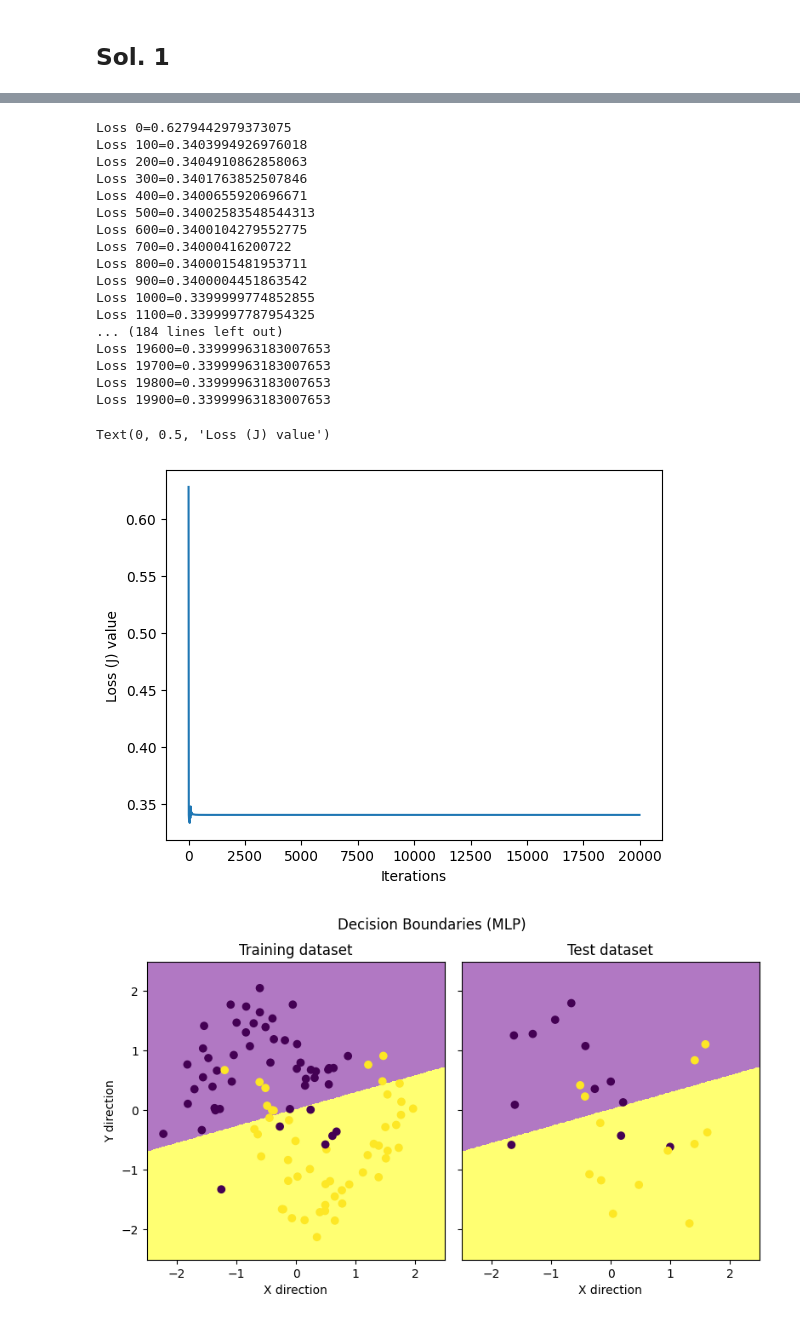
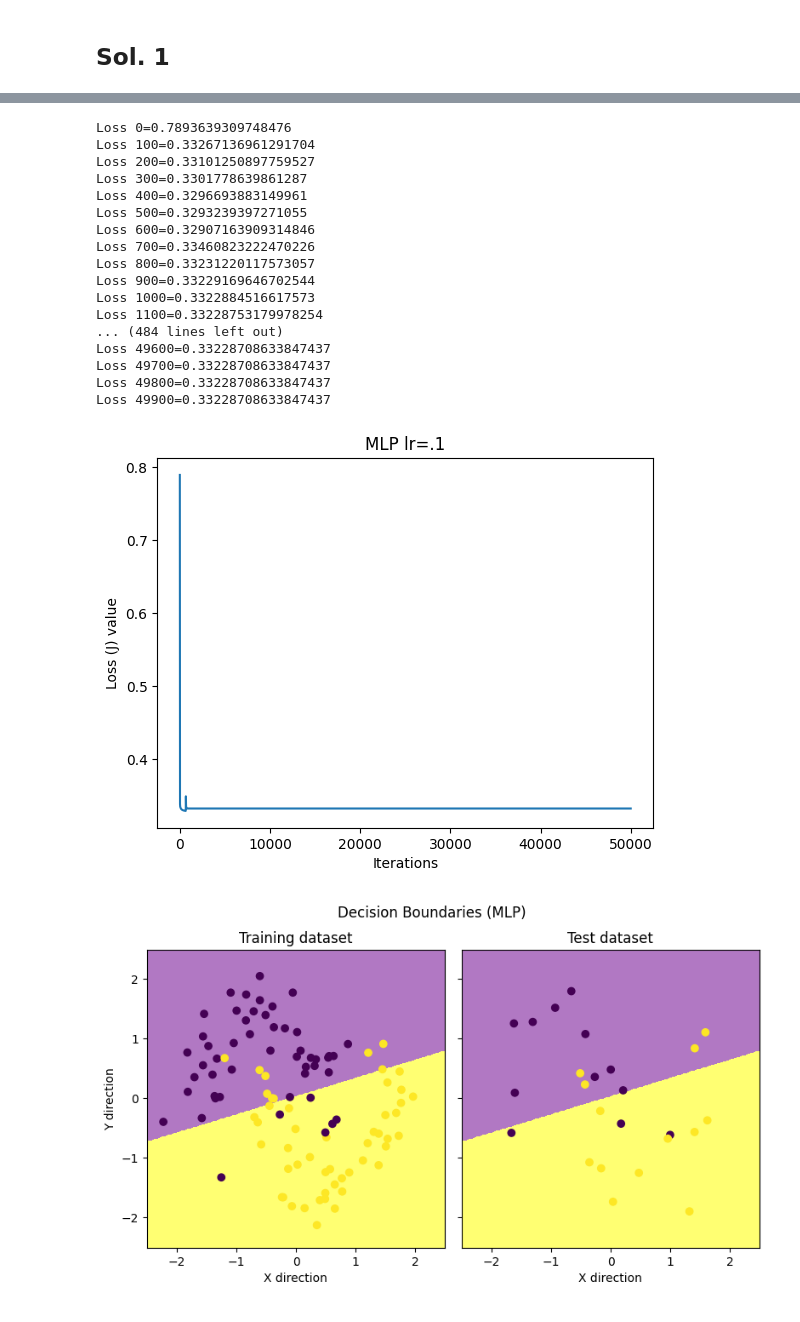
Before and after one commit to LucaFranceschi01/DL-2024, a Jupyter notebook: p1-intro/P1-Questions_Answers.ipynb, the cells around one changed output, grey strips where cells are left out. Cells and saved outputs as stored; diff of their text form; code cells hidden in the pictures.

```diff
--- a/p1-intro/P1-Questions_Answers.ipynb
+++ b/p1-intro/P1-Questions_Answers.ipynb
@@ -24,8 +24,8 @@ import torch
 # %% [markdown]
 # Useful Hyperparameters
 # %%
-hyp_lr = 0.1
-hyp_epochs = 20000
+hyp_lr = 0.05
+hyp_epochs = 50000
 # %% [markdown]
 # Ex. 1
 # %%
@@ -136,7 +141,7 @@ class MLP(object):
 
     def loss(self, yHat, y):
         #Compute loss for given X, y, use weights already stored in class.
-        J = np.mean(-y * np.log(yHat) - (1-y)*np.log(1-yHat))
+        J = -np.mean(y*np.log(yHat) + (1-y)*np.log(1-yHat))
         return J
 
     # Derivative of parameters
@@ -148,24 +153,3 @@ class MLP(object):
         delta2 = np.dot(delta3, self.W2.T) * self.sigmoidPrime(self.z2)
         dJdW1 = np.dot(X.T, delta2)
         return dJdW1,dJdW2
-
-# Function to train a neural network (NN)
-def train(NN:MLP, X, y, epoch = 10000, lr = .1):
-    list_loss = []
-
-    for i in range(epoch):
-        #Compute derivative with respect to W and W2 for a given X and y:
-        yHat = NN.forward(X)
-
-        gradW1,gradW2 = NN.backward(X, yHat, y)
-        #now update the weight using gradient descent
-        NN.W1 -= gradW1 * lr
-        NN.W2 -= gradW2 * lr
-
-        if i%10 == 0 :
-            loss = NN.loss(yHat, y)
-            if i%100 == 0:
-                print('Loss {}={}'.format(i, loss))
-            list_loss.append(loss)
-
-    return list_loss
@@ -182,34 +185,35 @@ def accuracy(y, yHat):
 # %%
 # Instantiate an MLP NN
 mlp = MLP()
 
 #4. Train the MLP, visualize decision boundary in 2D, and plot loss at each iteration
-list_loss = train(mlp, train_df[["X", "Y"]], np.array([train_df.C]).reshape(100, 1), epoch=hyp_epochs, lr = hyp_lr)
+list_loss = train(mlp, train_df[["X", "Y"]], train_labels, epoch=hyp_epochs, lr=hyp_lr)
 
 # arange used for better visualization of iterations
 plt.plot(10 * np.arange(len(list_loss)), list_loss)
+plt.title('MLP lr=.1')
 plt.xlabel('Iterations')
 plt.ylabel('Loss (J) value')
+plt.show()
 # %% [output]
-Loss 0=0.6279442979373075
-Loss 100=0.3403994926976018
-Loss 200=0.3404910862858063
-Loss 300=0.3401763852507846
-Loss 400=0.3400655920696671
-Loss 500=0.34002583548544313
-Loss 600=0.3400104279552775
-Loss 700=0.34000416200722
-Loss 800=0.3400015481953711
-Loss 900=0.3400004451863542
-Loss 1000=0.3399999774852855
-Loss 1100=0.3399997787954325
-... (184 lines left out)
-Loss 19600=0.33999963183007653
-Loss 19700=0.33999963183007653
-Loss 19800=0.33999963183007653
-Loss 19900=0.33999963183007653
+Loss 0=0.7893639309748476
+Loss 100=0.33267136961291704
+Loss 200=0.33101250897759527
+Loss 300=0.3301778639861287
+Loss 400=0.3296693883149961
+Loss 500=0.3293239397271055
+Loss 600=0.32907163909314846
+Loss 700=0.33460823222470226
+Loss 800=0.33231220117573057
+Loss 900=0.33229169646702544
+Loss 1000=0.3322884516617573
+Loss 1100=0.33228753179978254
+... (484 lines left out)
+Loss 49600=0.33228708633847437
+Loss 49700=0.33228708633847437
+Loss 49800=0.33228708633847437
+Loss 49900=0.33228708633847437
-Text(0, 0.5, 'Loss (J) value')
-[figure, old version]
+[figure, new version]
 # %%
 # Visualize the decision boundary in 2D of the classification
 def visualize_boundaries(NN, range_x, range_y,
```
Also changed, not shown: parts of 11 cells of this notebook, 1 other file.
